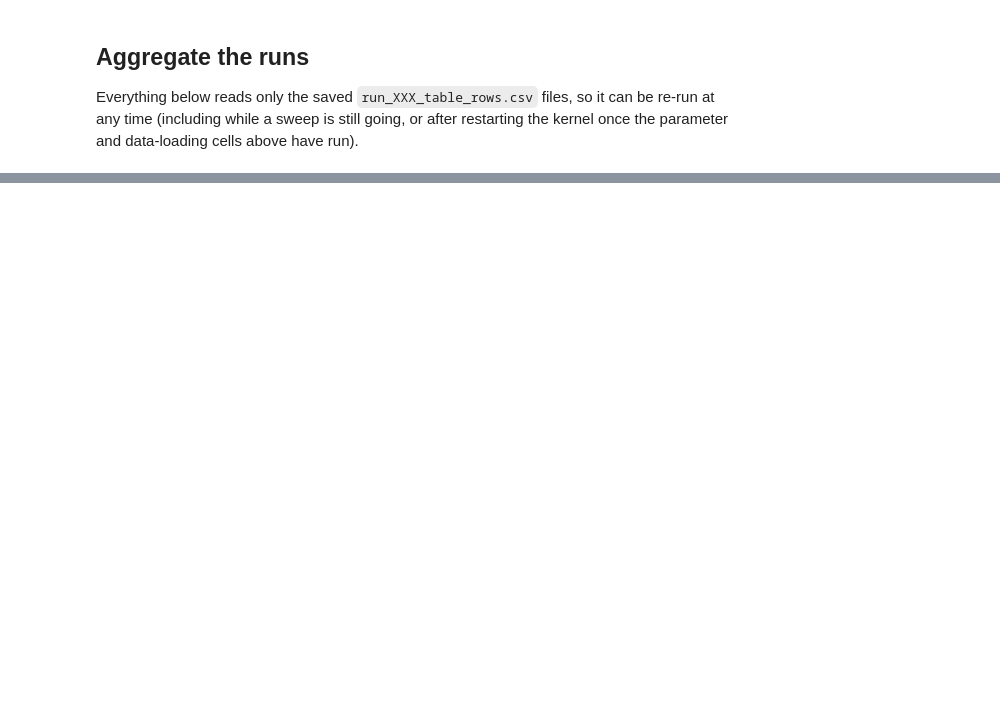
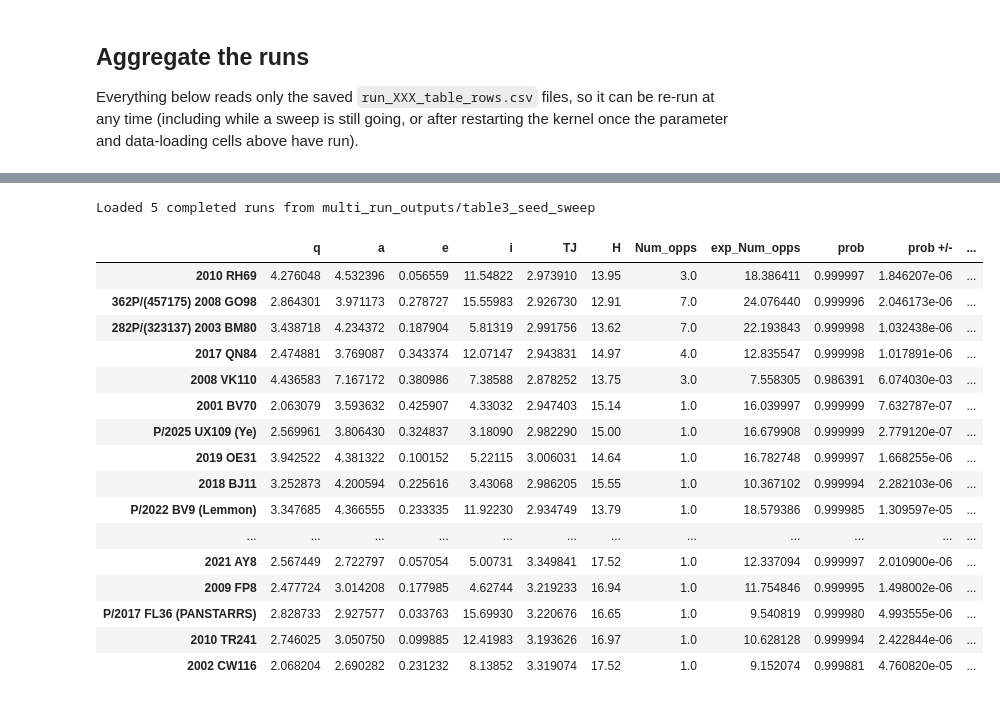
Before and after one commit to AstML/ActivitySCOPE, a Jupyter notebook: Multi-run Table 3 - seed sweep.ipynb, the cells around one changed output, grey strips where cells are left out. Cells and saved outputs as stored; diff of their text form; code cells hidden in the pictures; blank space fills up the shorter version.

Commit message:
multi seed run

```diff
--- a/Multi-run Table 3 - seed sweep.ipynb
+++ b/Multi-run Table 3 - seed sweep.ipynb
@@ -805 +791,59 @@ DeltaH
+# %%
+# Load saved sweep outputs only; no database load or model training required.
+import glob as globlib
+import os
+
+import pandas as pd
+import paper_table
+from IPython.display import display
+
+RUN_NAME = "table3_seed_sweep"
+OUTPUT_DIR = os.path.join("multi_run_outputs", RUN_NAME)
+NOTES_CSV = "table_notes.csv"
+PM_COLUMNS = ["prob", "DeltaQ", "S_EV", "DeltaH"]
+PM_DECIMALS = {"prob": 6, "DeltaQ": 1, "S_EV": 5, "DeltaH": 2, "exp_Num_opps": 1}
+TABLE_VALUE_COLS = paper_table.DATA_COLUMNS + ["DeltaH"]
+table_notes = paper_table.load_notes(NOTES_CSV)
+for row in table_notes:
+    row["h_marker"] = row.get("h_marker") or ""
+table_order = [row["designation"] for row in table_notes]
+
+run_files = sorted(globlib.glob(os.path.join(OUTPUT_DIR, "run_*_table_rows.csv")))
+if not run_files:
+    raise FileNotFoundError(f"No saved run tables found in {OUTPUT_DIR}")
+
+all_runs = pd.concat((pd.read_csv(path) for path in run_files), ignore_index=True)
+n_runs_done = all_runs["run"].nunique()
+stats = (all_runs.groupby("designation")[TABLE_VALUE_COLS]
+         .agg(["mean", "std", "median", "min", "max", "count"])
+         .reindex(table_order))
+stats.to_csv(os.path.join(OUTPUT_DIR, "table3_run_statistics.csv"))
+
+summary = pd.DataFrame(index=table_order)
+for column in TABLE_VALUE_COLS:
+    summary[column] = stats[(column, "mean")]
+    if column in PM_COLUMNS:
+        summary[column + " +/-"] = stats[(column, "std")]
+
+print(f"Loaded {n_runs_done} completed runs from {OUTPUT_DIR}")
+display(summary)
+# %% [output]
+Loaded 5 completed runs from multi_run_outputs/table3_seed_sweep
+|  | q | a | e | i | TJ | H | Num_opps | exp_Num_opps | prob | prob +/- | ... |
+| 2010 RH69 | 4.276048 | 4.532396 | 0.056559 | 11.54822 | 2.973910 | 13.95 | 3.0 | 18.386411 | 0.999997 | 1.846207e-06 | ... |
+| 362P/(457175) 2008 GO98 | 2.864301 | 3.971173 | 0.278727 | 15.55983 | 2.926730 | 12.91 | 7.0 | 24.076440 | 0.999996 | 2.046173e-06 | ... |
+| 282P/(323137) 2003 BM80 | 3.438718 | 4.234372 | 0.187904 | 5.81319 | 2.991756 | 13.62 | 7.0 | 22.193843 | 0.999998 | 1.032438e-06 | ... |
+| 2017 QN84 | 2.474881 | 3.769087 | 0.343374 | 12.07147 | 2.943831 | 14.97 | 4.0 | 12.835547 | 0.999998 | 1.017891e-06 | ... |
+| 2008 VK110 | 4.436583 | 7.167172 | 0.380986 | 7.38588 | 2.878252 | 13.75 | 3.0 | 7.558305 | 0.986391 | 6.074030e-03 | ... |
+| 2001 BV70 | 2.063079 | 3.593632 | 0.425907 | 4.33032 | 2.947403 | 15.14 | 1.0 | 16.039997 | 0.999999 | 7.632787e-07 | ... |
+| P/2025 UX109 (Ye) | 2.569961 | 3.806430 | 0.324837 | 3.18090 | 2.982290 | 15.00 | 1.0 | 16.679908 | 0.999999 | 2.779120e-07 | ... |
+| 2019 OE31 | 3.942522 | 4.381322 | 0.100152 | 5.22115 | 3.006031 | 14.64 | 1.0 | 16.782748 | 0.999997 | 1.668255e-06 | ... |
+| 2018 BJ11 | 3.252873 | 4.200594 | 0.225616 | 3.43068 | 2.986205 | 15.55 | 1.0 | 10.367102 | 0.999994 | 2.282103e-06 | ... |
+| P/2022 BV9 (Lemmon) | 3.347685 | 4.366555 | 0.233335 | 11.92230 | 2.934749 | 13.79 | 1.0 | 18.579386 | 0.999985 | 1.309597e-05 | ... |
+| ... | ... | ... | ... | ... | ... | ... | ... | ... | ... | ... | ... |
+| 2021 AY8 | 2.567449 | 2.722797 | 0.057054 | 5.00731 | 3.349841 | 17.52 | 1.0 | 12.337094 | 0.999997 | 2.010900e-06 | ... |
+| 2009 FP8 | 2.477724 | 3.014208 | 0.177985 | 4.62744 | 3.219233 | 16.94 | 1.0 | 11.754846 | 0.999995 | 1.498002e-06 | ... |
+| P/2017 FL36 (PANSTARRS) | 2.828733 | 2.927577 | 0.033763 | 15.69930 | 3.220676 | 16.65 | 1.0 | 9.540819 | 0.999980 | 4.993555e-06 | ... |
+| 2010 TR241 | 2.746025 | 3.050750 | 0.099885 | 12.41983 | 3.193626 | 16.97 | 1.0 | 10.628128 | 0.999994 | 2.422844e-06 | ... |
+| 2002 CW116 | 2.068204 | 2.690282 | 0.231232 | 8.13852 | 3.319074 | 17.52 | 1.0 | 9.152074 | 0.999881 | 4.760820e-05 | ... |
 # %%
```
Also changed, not shown: parts of 6 cells of this notebook, 1 other file.
